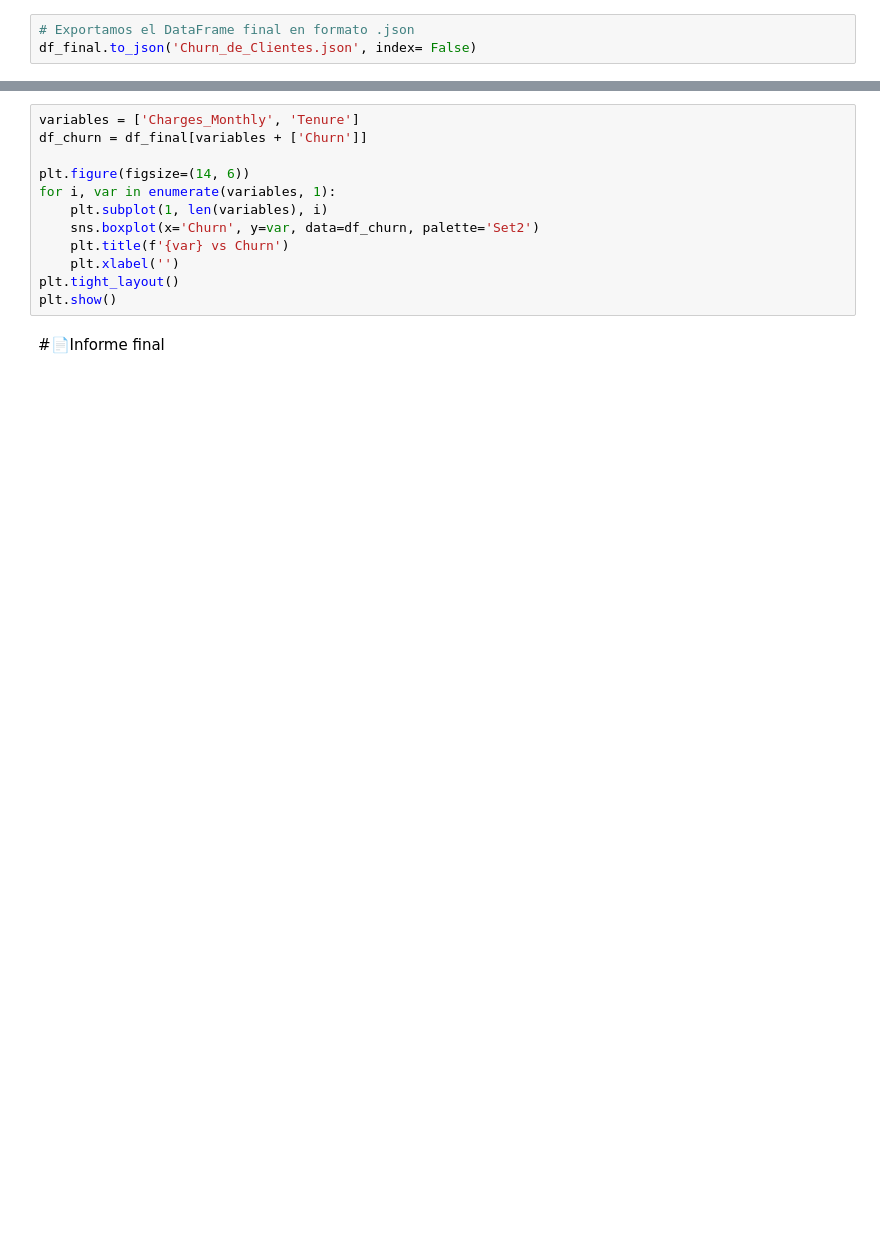
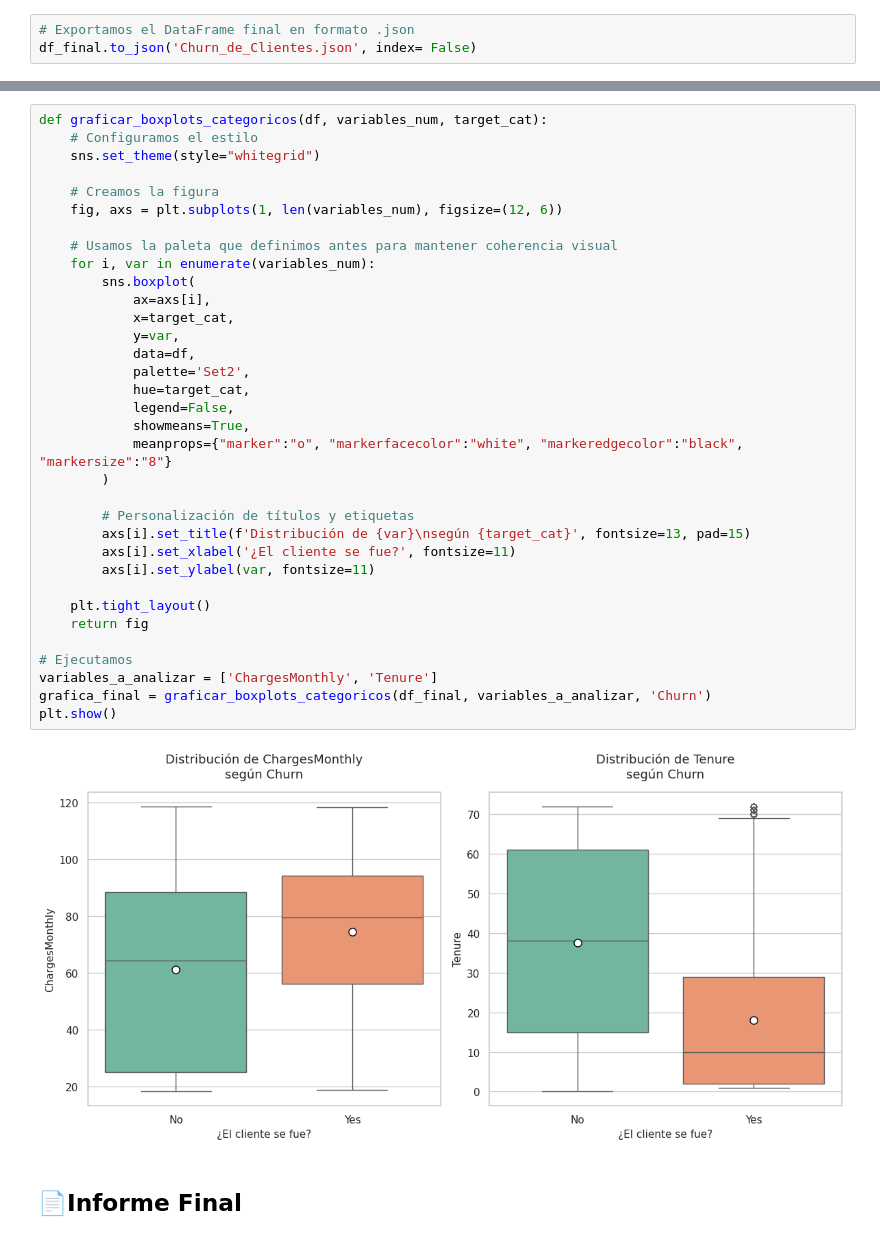
Before and after one commit to marcochc99/Challenge_TelecomX, a Jupyter notebook: TelecomX.ipynb, the cells around one changed output, grey strips where cells are left out. Saved outputs shown, nothing was run; the diff lists cells and outputs as text; blank space fills up the shorter version.

Commit message:
Informe Final

```diff
--- a/TelecomX.ipynb
+++ b/TelecomX.ipynb
@@ -377,14 +444,38 @@ Boxplot comparativo para variables numéricas por estado de Churn
-# %%
-variables = ['Charges_Monthly', 'Tenure']
-df_churn = df_final[variables + ['Churn']]
-
-plt.figure(figsize=(14, 6))
-for i, var in enumerate(variables, 1):
-    plt.subplot(1, len(variables), i)
-    sns.boxplot(x='Churn', y=var, data=df_churn, palette='Set2')
-    plt.title(f'{var} vs Churn')
-    plt.xlabel('')
-plt.tight_layout()
-plt.show()
+# %%
+def graficar_boxplots_categoricos(df, variables_num, target_cat):
+    # Configuramos el estilo
+    sns.set_theme(style="whitegrid")
+
+    # Creamos la figura
+    fig, axs = plt.subplots(1, len(variables_num), figsize=(12, 6))
+
+    # Usamos la paleta que definimos antes para mantener coherencia visual
+    for i, var in enumerate(variables_num):
+        sns.boxplot(
+            ax=axs[i],
+            x=target_cat,
+            y=var,
+            data=df,
+            palette='Set2',
+            hue=target_cat,
+            legend=False,
+            showmeans=True,
+            meanprops={"marker":"o", "markerfacecolor":"white", "markeredgecolor":"black", "markersize":"8"}
+        )
+
+        # Personalización de títulos y etiquetas
+        axs[i].set_title(f'Distribución de {var}\nsegún {target_cat}', fontsize=13, pad=15)
+        axs[i].set_xlabel('¿El cliente se fue?', fontsize=11)
+        axs[i].set_ylabel(var, fontsize=11)
+
+    plt.tight_layout()
+    return fig
+
+# Ejecutamos
+variables_a_analizar = ['ChargesMonthly', 'Tenure']
+grafica_final = graficar_boxplots_categoricos(df_final, variables_a_analizar, 'Churn')
+plt.show()
+# %% [output]
+[figure, added]
 # %% [markdown]
-#📄Informe final
+## 📄Informe Final
```
Also changed, not shown: parts of 44 cells of this notebook.
